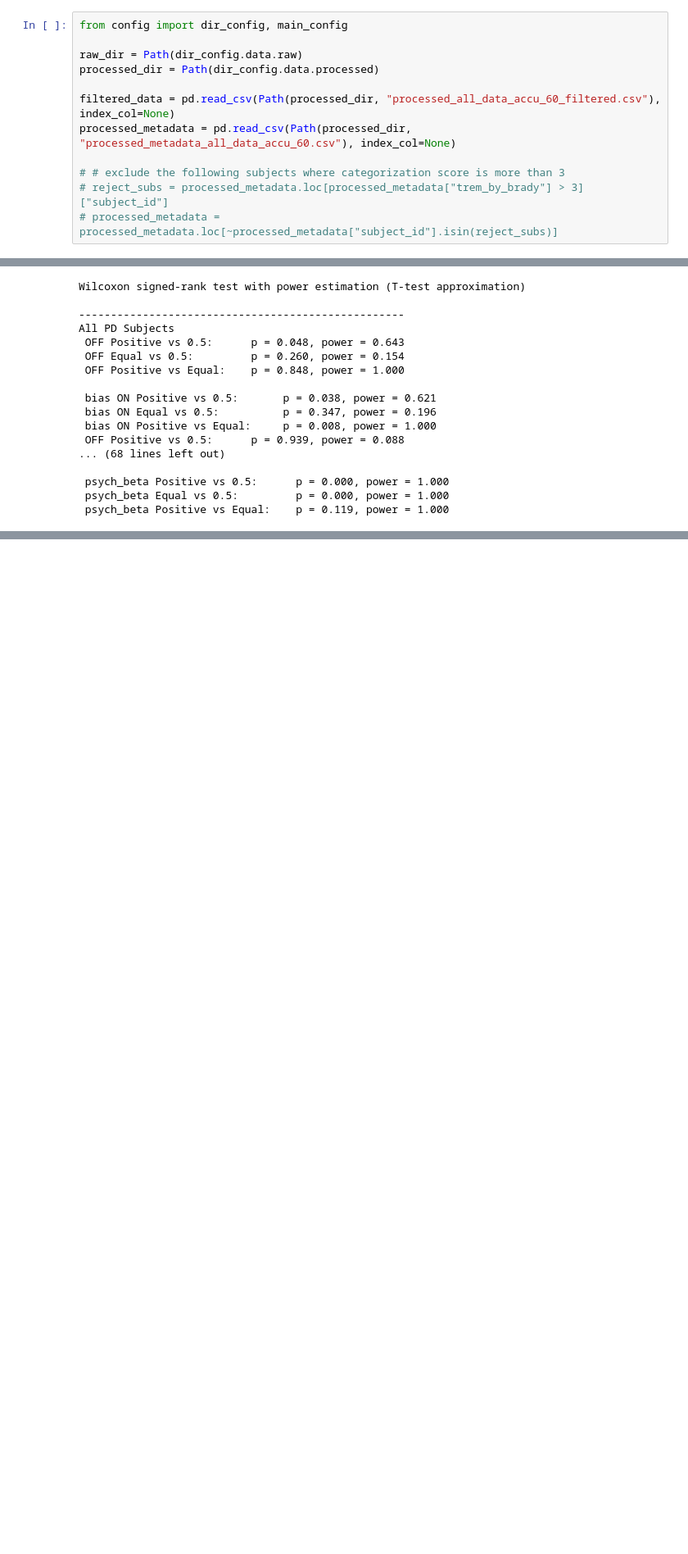
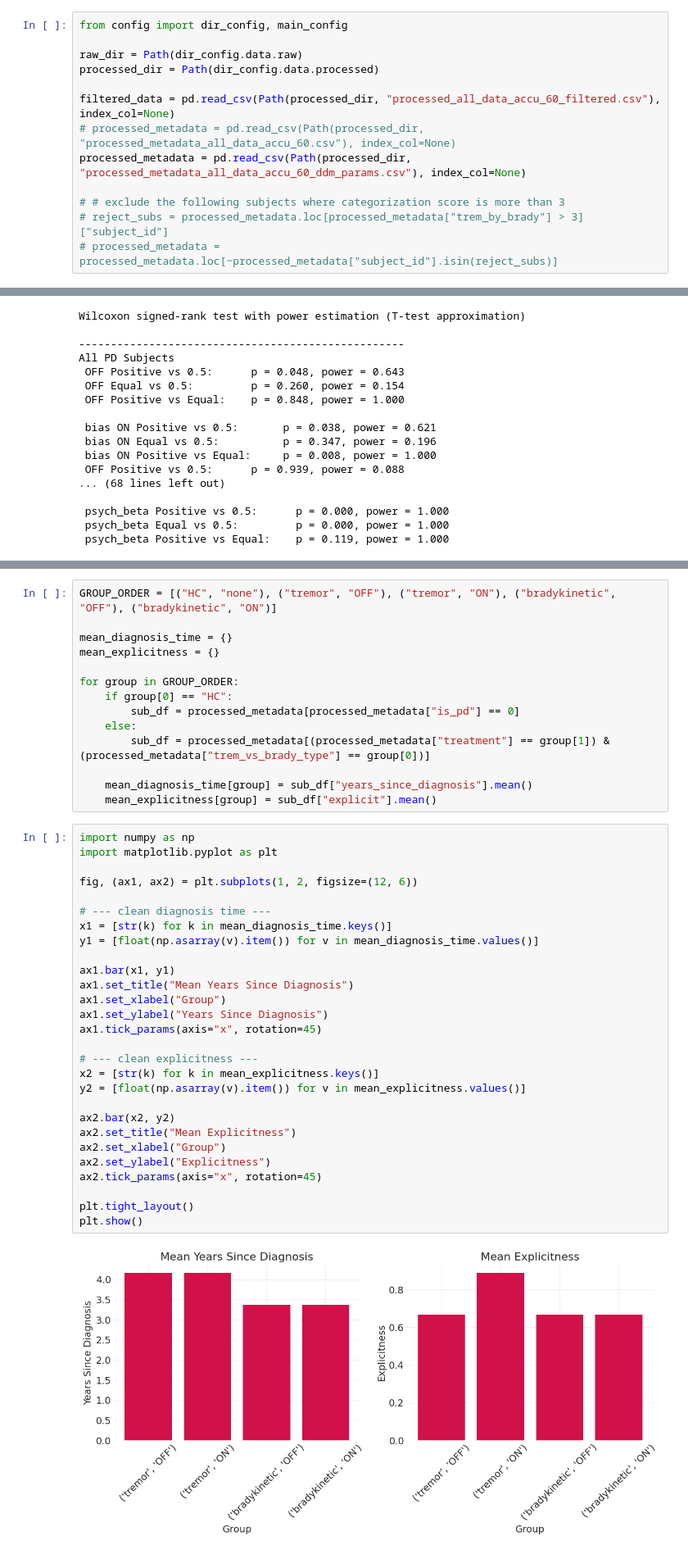
Before and after one commit to vaibrainium/bayesian-priors-in-pd-subtype, a Jupyter notebook: notebooks/1.20-vaib-subclassification-analysis_all_data.ipynb, the cells around one changed output, grey strips where cells are left out. Shown at 82% size. Drawn from its saved outputs; the diff is of its cells as text; blank space fills up the shorter version.

Commit message:
feat: added explicitness and diagnosis duration plots

```diff
--- a/notebooks/1.20-vaib-subclassification-analysis_all_data.ipynb
+++ b/notebooks/1.20-vaib-subclassification-analysis_all_data.ipynb
@@ -19,7 +19,8 @@ raw_dir = Path(dir_config.data.raw)
 processed_dir = Path(dir_config.data.processed)
 
 filtered_data = pd.read_csv(Path(processed_dir, "processed_all_data_accu_60_filtered.csv"), index_col=None)
-processed_metadata = pd.read_csv(Path(processed_dir, "processed_metadata_all_data_accu_60.csv"), index_col=None)
+# processed_metadata = pd.read_csv(Path(processed_dir, "processed_metadata_all_data_accu_60.csv"), index_col=None)
+processed_metadata = pd.read_csv(Path(processed_dir, "processed_metadata_all_data_accu_60_ddm_params.csv"), index_col=None)
 
 # # exclude the following subjects where categorization score is more than 3
 # reject_subs = processed_metadata.loc[processed_metadata["trem_by_brady"] > 3]["subject_id"]
@@ -729,3 +750,47 @@ for independent_variable in independent_variables:
+# %%
+GROUP_ORDER = [("HC", "none"), ("tremor", "OFF"), ("tremor", "ON"), ("bradykinetic", "OFF"), ("bradykinetic", "ON")]
+
+mean_diagnosis_time = {}
+mean_explicitness = {}
+
+for group in GROUP_ORDER:
+    if group[0] == "HC":
+        sub_df = processed_metadata[processed_metadata["is_pd"] == 0]
+    else:
+        sub_df = processed_metadata[(processed_metadata["treatment"] == group[1]) & (processed_metadata["trem_vs_brady_type"] == group[0])]
+
+    mean_diagnosis_time[group] = sub_df["years_since_diagnosis"].mean()
+    mean_explicitness[group] = sub_df["explicit"].mean()
+# %%
+import numpy as np
+import matplotlib.pyplot as plt
+
+fig, (ax1, ax2) = plt.subplots(1, 2, figsize=(12, 6))
+
+# --- clean diagnosis time ---
+x1 = [str(k) for k in mean_diagnosis_time.keys()]
+y1 = [float(np.asarray(v).item()) for v in mean_diagnosis_time.values()]
+
+ax1.bar(x1, y1)
+ax1.set_title("Mean Years Since Diagnosis")
+ax1.set_xlabel("Group")
+ax1.set_ylabel("Years Since Diagnosis")
+ax1.tick_params(axis="x", rotation=45)
+
+# --- clean explicitness ---
+x2 = [str(k) for k in mean_explicitness.keys()]
+y2 = [float(np.asarray(v).item()) for v in mean_explicitness.values()]
+
+ax2.bar(x2, y2)
+ax2.set_title("Mean Explicitness")
+ax2.set_xlabel("Group")
+ax2.set_ylabel("Explicitness")
+ax2.tick_params(axis="x", rotation=45)
+
+plt.tight_layout()
+plt.show()
+# %% [output]
+[figure, added]
 # %% [markdown]
 ## Summary & Interpretation
 
```
Also changed, not shown: parts of 5 cells of this notebook.
